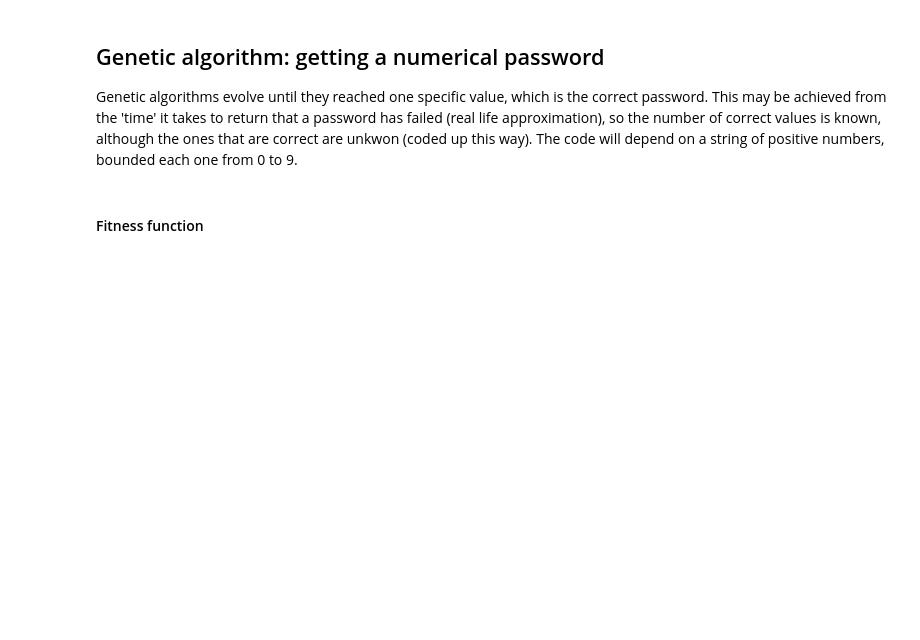
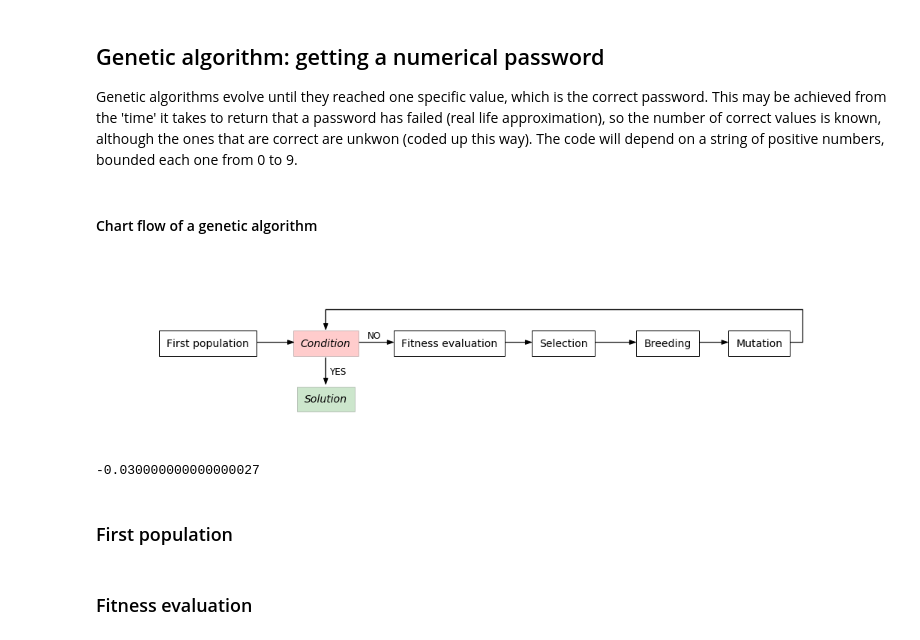
Before and after one commit to jlobatop/GA-CFD-MO, a Jupyter notebook: optimization/basicsMachineLearning.ipynb, the cells around one changed output. Cells and saved outputs as stored; diff of their text form; code cells hidden in the pictures; blank space fills up the shorter version.

```diff
--- a/optimization/basicsMachineLearning.ipynb
+++ b/optimization/basicsMachineLearning.ipynb
@@ -10,3 +10,37 @@ Some examples of complex systems are analyzed. The ones that seem of interest fo
 ## Genetic algorithm: getting a numerical password
 
 Genetic algorithms evolve until they reached one specific value, which is the correct password. This may be achieved from the 'time' it takes to return that a password has failed (real life approximation), so the number of correct values is known, although the ones that are correct are unkwon (coded up this way). The code will depend on a string of positive numbers, bounded each one from 0 to 9.
+# %% [markdown]
+#### Chart flow of a genetic algorithm
+# %%
+fig, ax = plt.subplots(1, figsize=(18,4))
+ax.axis('off')
+ax.set_ylim([-1,3])
+ax.set_xlim([0,18])
+ax.text(1, 1, 'First population', fontsize = 14, bbox = {'facecolor':'white', 'pad':10})
+ax.arrow(2.6,1.1,1.29,0.0,fc='k',head_width=0.1)
+ax.text(4.2, 1, 'Condition', style='italic', fontsize = 14, bbox = {'facecolor':'red', 'alpha':0.2, 'pad':10})
+ax.arrow(5.6,1.1,0.67,0.0,fc='k',head_width=0.1)
+ax.text(5.8, 1.2, 'NO', fontsize = 12)
+ax.text(6.6, 1, 'Fitness evaluation', fontsize = 14, bbox = {'facecolor':'white', 'pad':10})
+ax.arrow(9.0,1.1,0.57,0.0,fc='k',head_width=0.1)
+ax.text(9.9, 1, 'Selection', fontsize = 14, bbox = {'facecolor':'white', 'pad':10})
+ax.arrow(11.1,1.1,0.96,0.0,fc='k',head_width=0.1)
+ax.text(12.4, 1, 'Breeding', fontsize = 14, bbox = {'facecolor':'white', 'pad':10})
+ax.arrow(13.1,1.1,1.16,0.0,fc='k',head_width=0.1)
+ax.text(14.6, 1, 'Mutation', fontsize = 14, bbox = {'facecolor':'white', 'pad':10})
+ax.arrow(15.7,1.1,0.5,0.0)
+ax.arrow(16.2,1.1,0.0,0.8)
+ax.arrow(16.2,1.9,-11.4,0.0)
+ax.arrow(4.8,1.9,0.0,-0.34,fc='k',head_width=0.1)
+ax.arrow(4.8,0.72,0.0,-0.5,fc='k',head_width=0.1)
+ax.text(4.3, -0.37, 'Solution', style='italic', fontsize = 14, bbox = {'facecolor':'green', 'alpha':0.2, 'pad':10})
+ax.text(4.9, 0.32, 'YES', fontsize = 12);
+# %% [output]
+[figure, added]
+# %%
+0.47-0.5
+# %% [output]
+-0.030000000000000027
+# %% [markdown]
+### First population
@@ -13,5 +60,5 @@ Genetic algorithms evolve until they reached one specific value, which is the co
 # %% [markdown]
-#### Fitness function
+### Fitness evaluation
 # %%
 def fitness(trueCode, generation):
     # compare digit by digit and get the number of the ones that are correct
```
Also changed, not shown: parts of 21 cells of this notebook, 2 other files.
